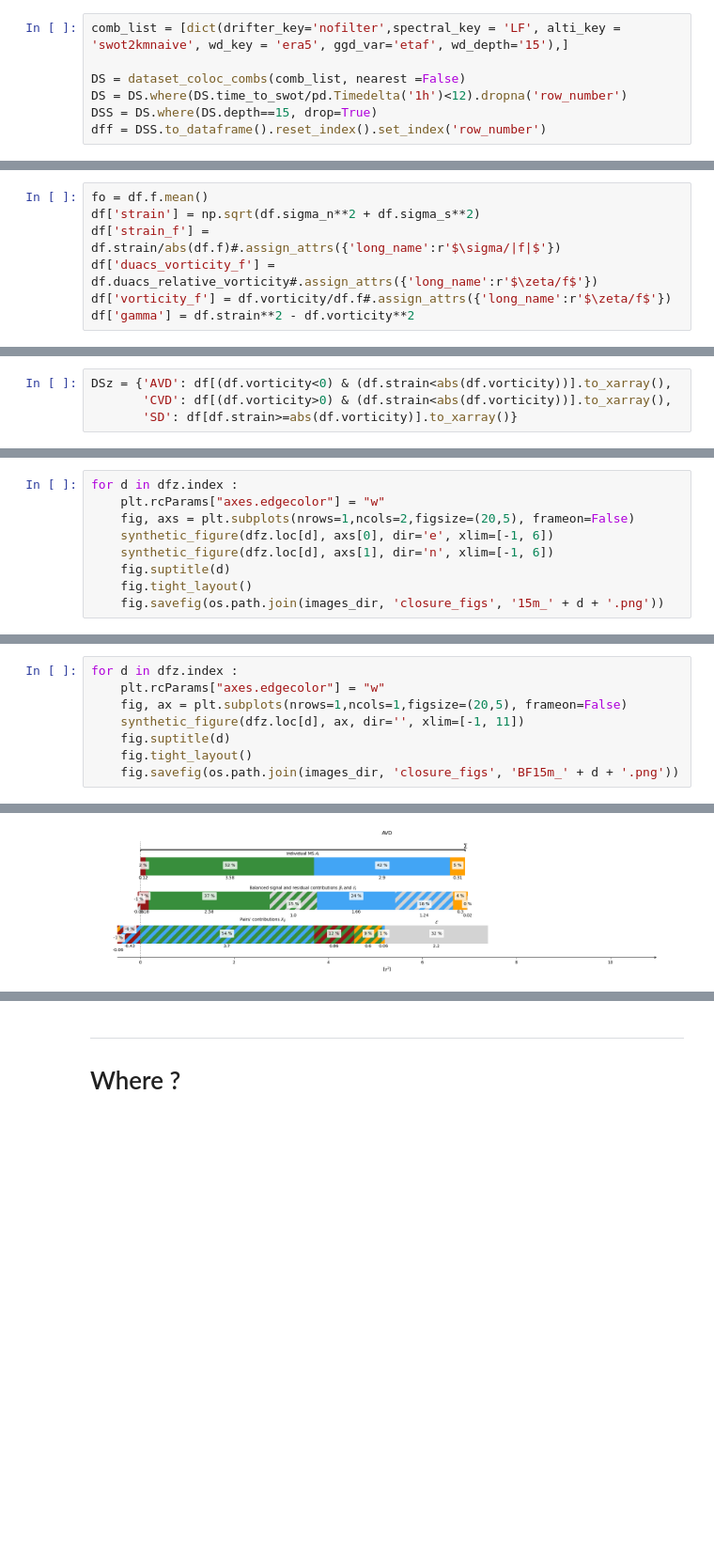
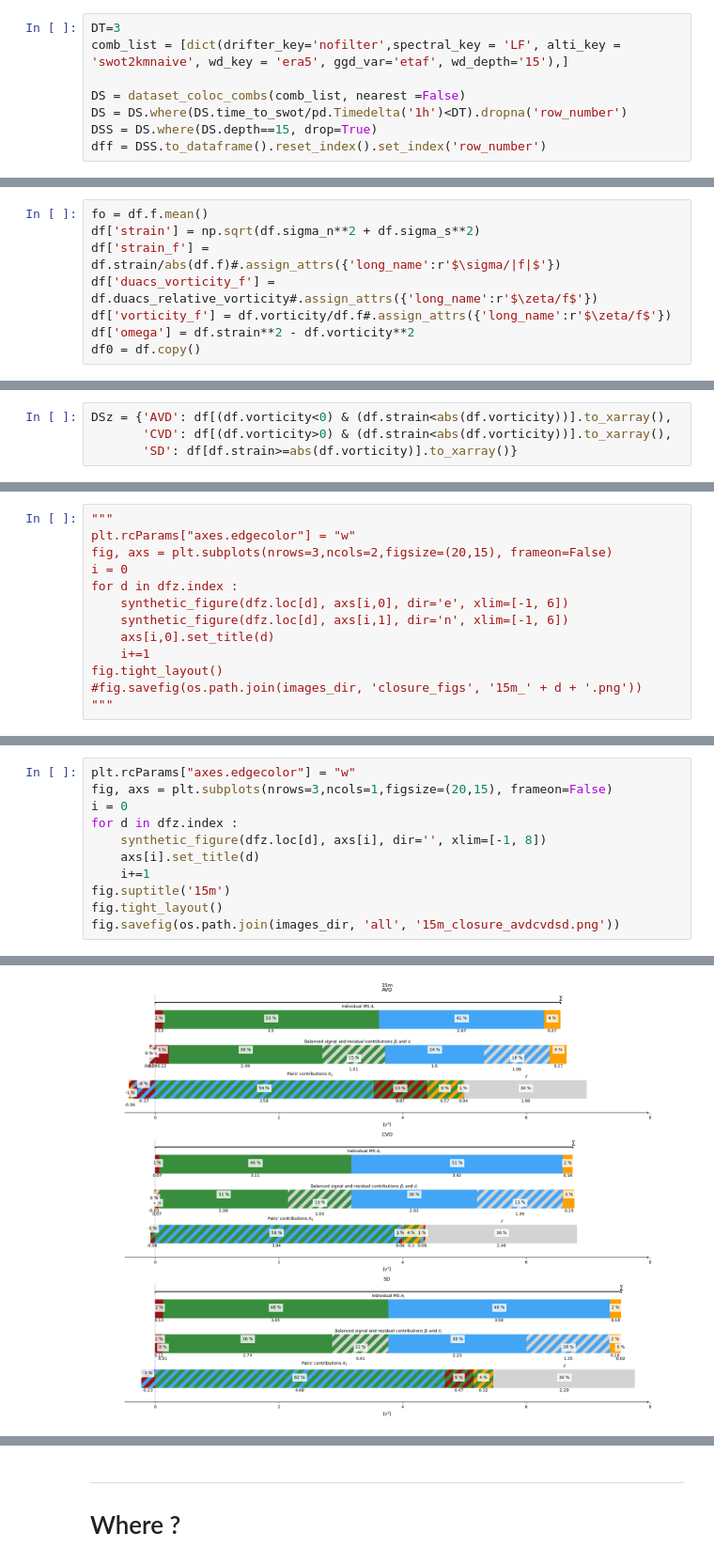
Before and after one commit to margot-demol/med_analysis, a Jupyter notebook: 51_strain_vorticity_15m.ipynb, the cells around one changed output, grey strips where cells are left out. Shown at 94% size. Cells and saved outputs as stored; diff of their text form; blank space fills up the shorter version.

```diff
--- a/51_strain_vorticity_15m.ipynb
+++ b/51_strain_vorticity_15m.ipynb
@@ -54,10 +54,11 @@ DRIFTER.keys(), ALTI.keys(), WD.keys()
 _______
 # 15m
 # %%
+DT=3
 comb_list = [dict(drifter_key='nofilter',spectral_key = 'LF', alti_key = 'swot2kmnaive', wd_key = 'era5', ggd_var='etaf', wd_depth='15'),]
 
 DS = dataset_coloc_combs(comb_list, nearest =False)
-DS = DS.where(DS.time_to_swot/pd.Timedelta('1h')<12).dropna('row_number')
+DS = DS.where(DS.time_to_swot/pd.Timedelta('1h')<DT).dropna('row_number')
 DSS = DS.where(DS.depth==15, drop=True)
 dff = DSS.to_dataframe().reset_index().set_index('row_number')
 # %% [output]
@@ -76,7 +77,8 @@ df['strain'] = np.sqrt(df.sigma_n**2 + df.sigma_s**2)
 df['strain_f'] = df.strain/abs(df.f)#.assign_attrs({'long_name':r'$\sigma/|f|$'})
 df['duacs_vorticity_f'] = df.duacs_relative_vorticity#.assign_attrs({'long_name':r'$\zeta/f$'})
 df['vorticity_f'] = df.vorticity/df.f#.assign_attrs({'long_name':r'$\zeta/f$'})
-df['gamma'] = df.strain**2 - df.vorticity**2
+df['omega'] = df.strain**2 - df.vorticity**2
+df0 = df.copy()
 # %%
 df.vorticity_f.plot.hist(bins=100, label= 'naive vorticity')
 df.duacs_vorticity_f.plot.hist(bins=100, label= 'duacs vorticity', alpha=0.5)
@@ -174,10 +214,14 @@ dfz =dsz.to_dataframe()
 # %%
+"""
+plt.rcParams["axes.edgecolor"] = "w"
+fig, axs = plt.subplots(nrows=3,ncols=2,figsize=(20,15), frameon=False)
+i = 0
 for d in dfz.index :
-    plt.rcParams["axes.edgecolor"] = "w"
-    fig, axs = plt.subplots(nrows=1,ncols=2,figsize=(20,5), frameon=False)
-    synthetic_figure(dfz.loc[d], axs[0], dir='e', xlim=[-1, 6])
-    synthetic_figure(dfz.loc[d], axs[1], dir='n', xlim=[-1, 6])
-    fig.suptitle(d)
-    fig.tight_layout()
-    fig.savefig(os.path.join(images_dir, 'closure_figs', '15m_' + d + '.png'))
+    synthetic_figure(dfz.loc[d], axs[i,0], dir='e', xlim=[-1, 6])
+    synthetic_figure(dfz.loc[d], axs[i,1], dir='n', xlim=[-1, 6])
+    axs[i,0].set_title(d)
+    i+=1
+fig.tight_layout()
+#fig.savefig(os.path.join(images_dir, 'closure_figs', '15m_' + d + '.png'))
+"""
 # %% [output]
@@ -199,9 +229,12 @@ for d in dfz.index :
 # %%
+plt.rcParams["axes.edgecolor"] = "w"
+fig, axs = plt.subplots(nrows=3,ncols=1,figsize=(20,15), frameon=False)
+i = 0
 for d in dfz.index :
-    plt.rcParams["axes.edgecolor"] = "w"
-    fig, ax = plt.subplots(nrows=1,ncols=1,figsize=(20,5), frameon=False)
-    synthetic_figure(dfz.loc[d], ax, dir='', xlim=[-1, 11])
-    fig.suptitle(d)
-    fig.tight_layout()
-    fig.savefig(os.path.join(images_dir, 'closure_figs', 'BF15m_' + d + '.png'))
+    synthetic_figure(dfz.loc[d], axs[i], dir='', xlim=[-1, 8])
+    axs[i].set_title(d)
+    i+=1
+fig.suptitle('15m')
+fig.tight_layout()
+fig.savefig(os.path.join(images_dir, 'all', '15m_closure_avdcvdsd.png'))
 # %% [output]
@@ -214 +247 @@ for d in dfz.index :
-[figure, old version]
+[figure, new version]
```
Also changed, not shown: parts of 22 cells of this notebook, 6 other files.
